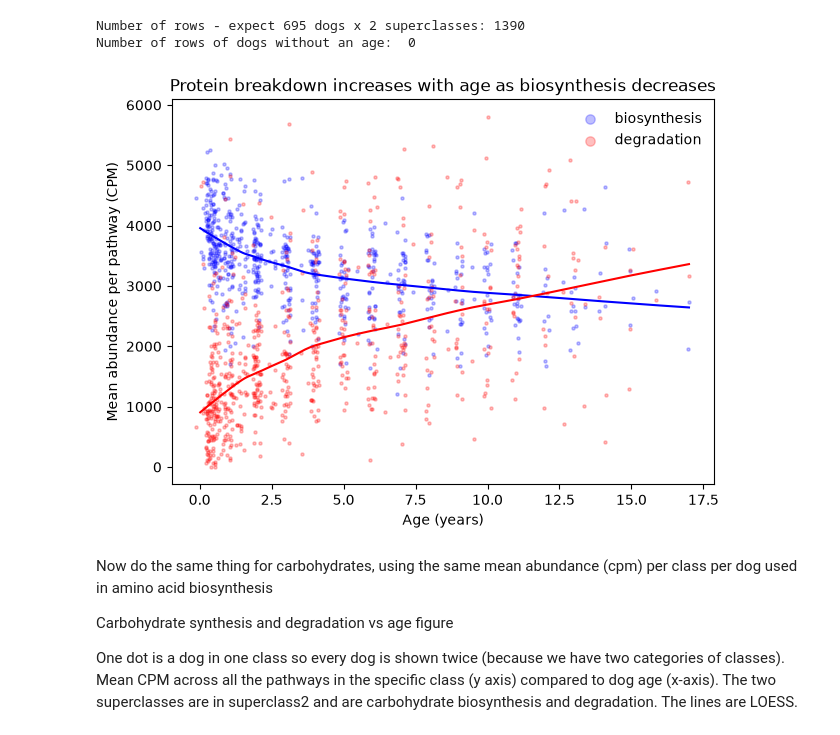
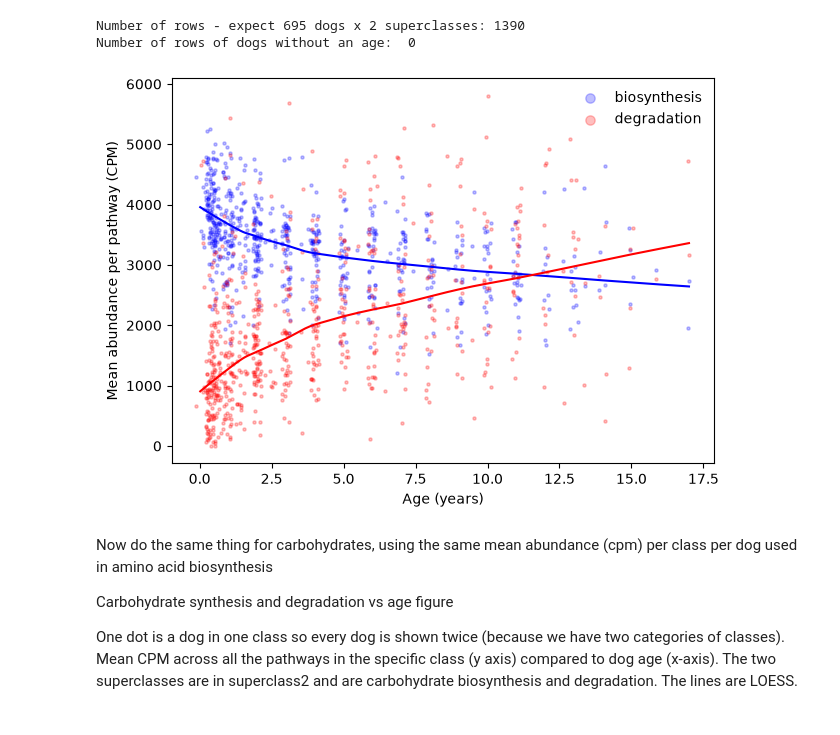
Before and after one commit to zyjiang17/Microbiome, a Jupyter notebook: humann_inputs/pathway_analysis.ipynb, the cells around one changed output. Cells and saved outputs as stored; diff of their text form; code cells hidden in the pictures.

```diff
--- a/humann_inputs/pathway_analysis.ipynb
+++ b/humann_inputs/pathway_analysis.ipynb
@@ -406,35 +406,35 @@ ax.scatter(aa_degradation_df["age_jittered"], aa_degradation_df["cpm"], # X and
            s=5, # Point size
            color="red",
            label="degradation") # Label for legend
 
 # LOWESS : degradation
 degradation_lowess = lowess(aa_degradation_df["cpm"], aa_degradation_df["age"], # Y and then x
        frac=0.5, # Smoothness
        return_sorted=True) # Sort by age/x axis
 
 # Plot LOWESS: degradation
 deglowess_x_vals = degradation_lowess[:,0]
 deglowess_y_vals = degradation_lowess[:,1]
 ax.plot(
     deglowess_x_vals,
     deglowess_y_vals,
     color="red",
     linewidth=1.5
 )
 
 # Axis titles and legend
 ax.set_xlabel("Age (years)")
 ax.set_ylabel("Mean abundance per pathway (CPM)")
-ax.set_title("Protein breakdown increases with age as biosynthesis decreases")
+# ax.set_title("Protein breakdown increases with age as biosynthesis decreases")
 ax.legend(
     frameon=False,
     loc="best",
     markerscale=3 # Make the legend dots more legible
 )
 fig.savefig("figure1_humann_aa_age.pdf", bbox_inches="tight")
 fig.savefig("figure1_humann_aa_age.png", dpi=300, bbox_inches="tight")
 # %% [output]
-[figure, old version]
+[figure, new version]
 # %% [markdown]
 Now do the same thing for carbohydrates, using the same mean abundance (cpm) per class per dog used in amino acid biosynthesis
 
```
Also changed, not shown: parts of 2 cells of this notebook.
